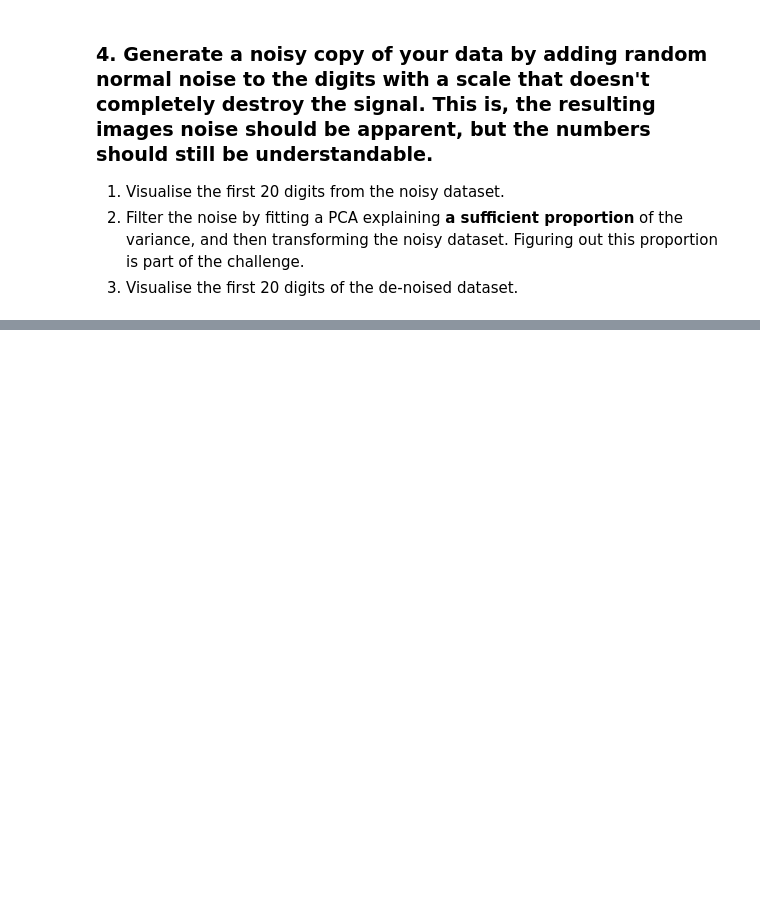
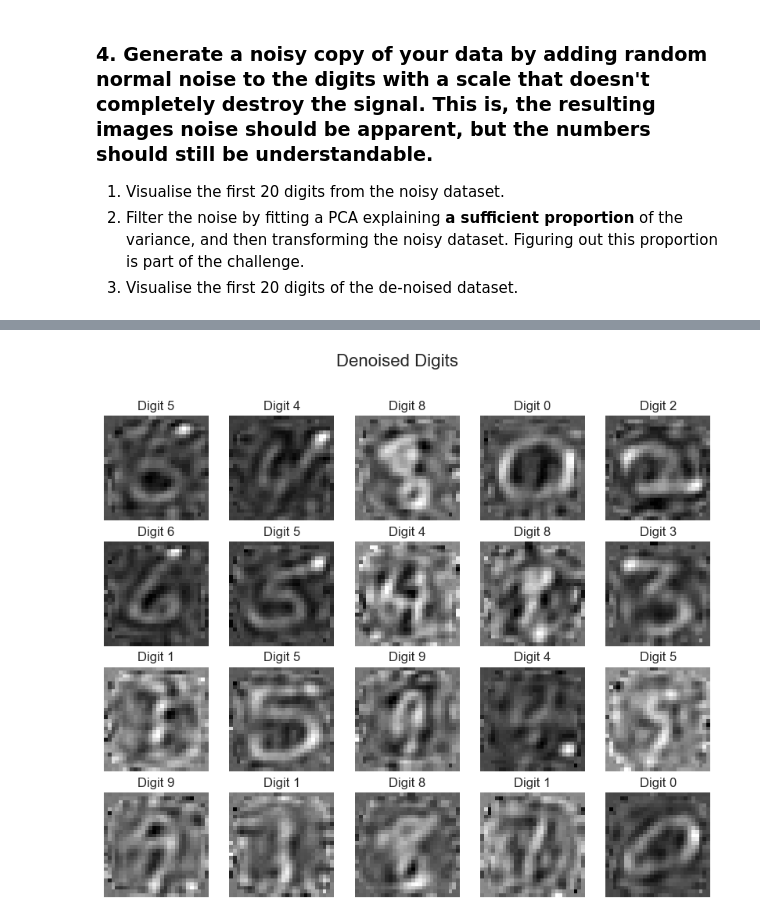
Before and after one commit to IshanKalra007/CSC3831_Final_project_220626363, a Jupyter notebook: Coursework/Copy_of_Part2_Coursework.ipynb, the cells around one changed output, grey strips where cells are left out. Saved outputs shown, nothing was run; the diff lists cells and outputs as text; code cells hidden in the pictures; blank space fills up the shorter version.

```diff
--- a/Coursework/Copy_of_Part2_Coursework.ipynb
+++ b/Coursework/Copy_of_Part2_Coursework.ipynb
@@ -124,0 +156,21 @@ plt.
+# %%
+# fit oca o noisy data
+pca_denoise = PCA(n_components=n_components_80)
+pca_denoise.fit(noisy_X_train)
+
+#Transofrm and inverse transform to reconstruct the denoised data
+
+reduced_noisy_X_train = pca_denoise.transform(noisy_X_train)
+denoised_X_train = pca_denoise.inverse_transform(reduced_noisy_X_train)
+
+# Visualize teh first 20 denoised digits
+plt.figure(figsize=(10, 8))
+for i in range(20):
+    plt.subplot(4, 5, i + 1)
+    plt.imshow(denoised_X_train[i].reshape(28, 28), cmap='gray')
+    plt.axis('off')
+    plt.title(f"Digit {y_train[i]}")
+plt.suptitle("Denoised Digits", fontsize=16)
+plt.show()
+# %% [output]
+[figure, added]
```
Also changed, not shown: parts of 4 cells of this notebook, 1 other file.
